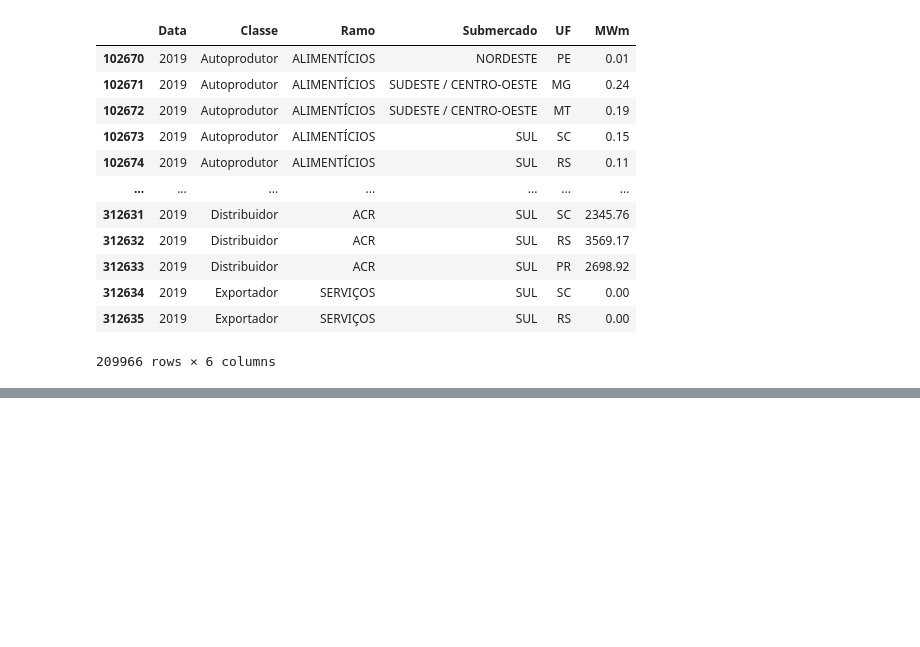
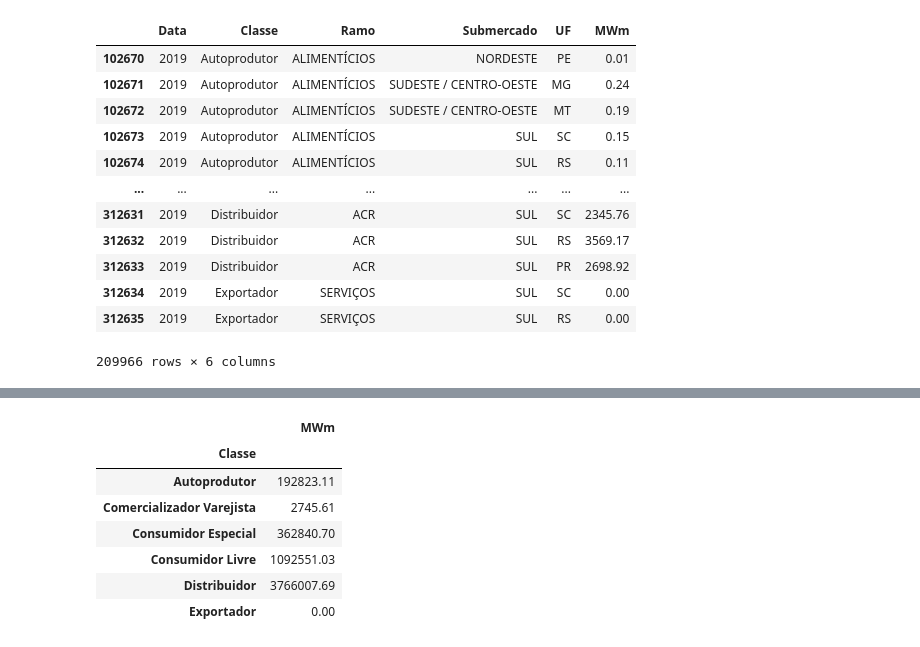
Before and after one commit to freireoliveira/tecnicas_1, a Jupyter notebook: Projeto_Tecnicas_Program1.ipynb, the cells around one changed output, grey strips where cells are left out. Saved outputs shown, nothing was run; the diff lists cells and outputs as text; code cells hidden in the pictures; blank space fills up the shorter version.

```diff
--- a/Projeto_Tecnicas_Program1.ipynb
+++ b/Projeto_Tecnicas_Program1.ipynb
@@ -246,0 +296,15 @@ fig.show()
+# %%
+#consumo por classe em 2019
+agregado_no_covid = no_covid.groupby(by='Classe').agg(list)
+consumo_classe_no_covid = agregado_no_covid.drop(['Data','Ramo','Submercado','UF','Covid'], axis=1)
+consumo_classe_no_covid['MWm'] = [sum(x) for x in consumo_classe_no_covid['MWm']]
+consumo_classe_no_covid
+# %% [output]
+|  | MWm |
+| Classe |  |
+| Autoprodutor | 192823.11 |
+| Comercializador Varejista | 2745.61 |
+| Consumidor Especial | 362840.70 |
+| Consumidor Livre | 1092551.03 |
+| Distribuidor | 3766007.69 |
+| Exportador | 0.00 |
```
Also changed, not shown: parts of 13 cells of this notebook, 1 other file.
